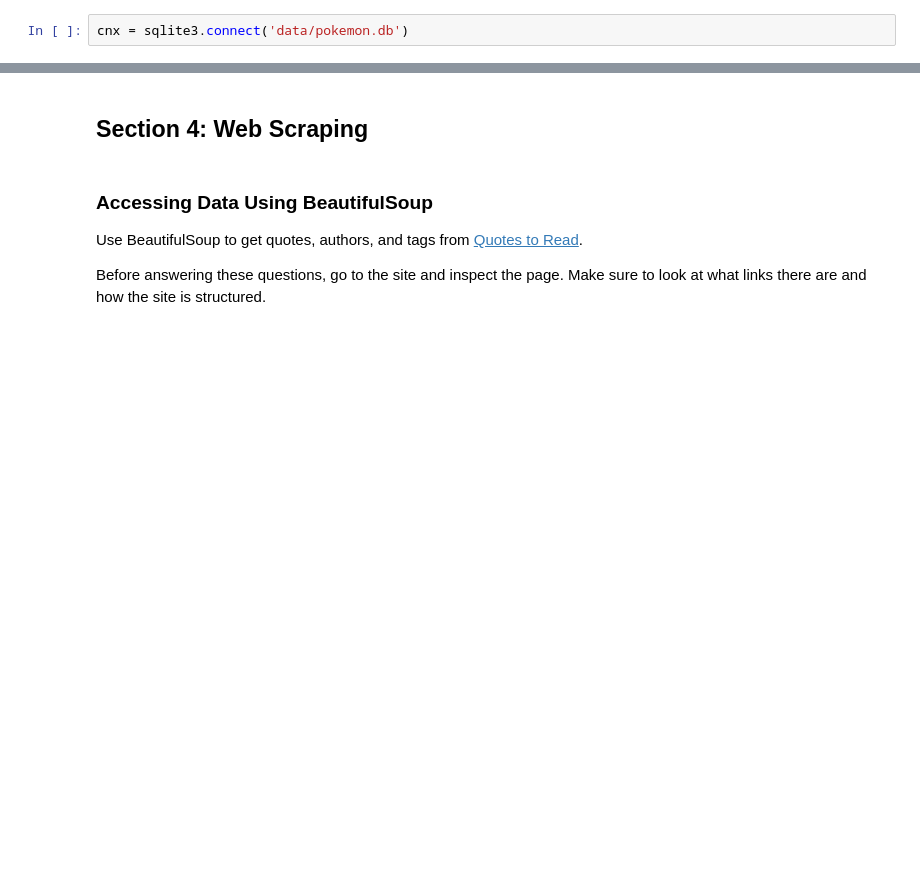
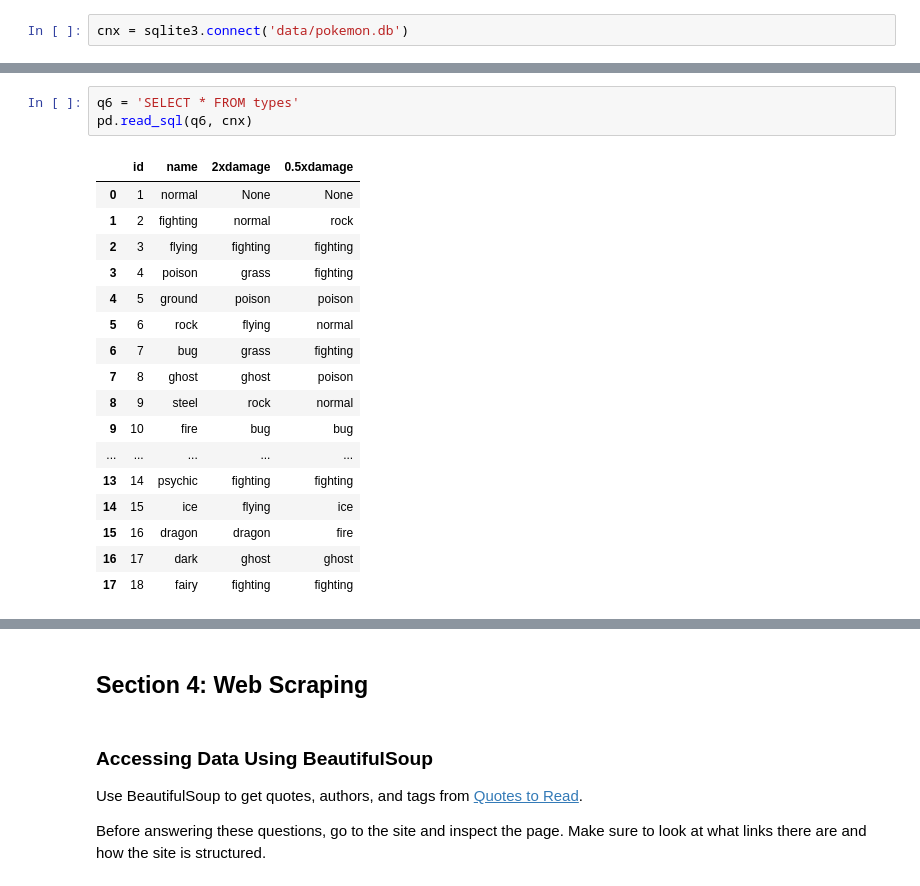
Before and after one commit to learn-co-students/chicago-ds-080519, a Jupyter notebook: Module-2/mod_2_assessment/index.ipynb, the cells around one changed output, grey strips where cells are left out. Drawn from its saved outputs; the diff is of its cells as text; blank space fills up the shorter version.

```diff
--- a/Module-2/mod_2_assessment/index.ipynb
+++ b/Module-2/mod_2_assessment/index.ipynb
@@ -206,2 +364,23 @@ pd.read_sql(q1, cnx)
+# %%
+q6 = 'SELECT * FROM types'
+pd.read_sql(q6, cnx)
+# %% [output]
+|  | id | name | 2xdamage | 0.5xdamage |
+| 0 | 1 | normal | None | None |
+| 1 | 2 | fighting | normal | rock |
+| 2 | 3 | flying | fighting | fighting |
+| 3 | 4 | poison | grass | fighting |
+| 4 | 5 | ground | poison | poison |
+| 5 | 6 | rock | flying | normal |
+| 6 | 7 | bug | grass | fighting |
+| 7 | 8 | ghost | ghost | poison |
+| 8 | 9 | steel | rock | normal |
+| 9 | 10 | fire | bug | bug |
+| ... | ... | ... | ... | ... |
+| 13 | 14 | psychic | fighting | fighting |
+| 14 | 15 | ice | flying | ice |
+| 15 | 16 | dragon | dragon | fire |
+| 16 | 17 | dark | ghost | ghost |
+| 17 | 18 | fairy | fighting | fighting |
 # %%
 # q2: query the id, name, type1 and type2 of Pokemon that have water types as either their first or second type
```
Also changed, not shown: parts of 50 cells of this notebook.
